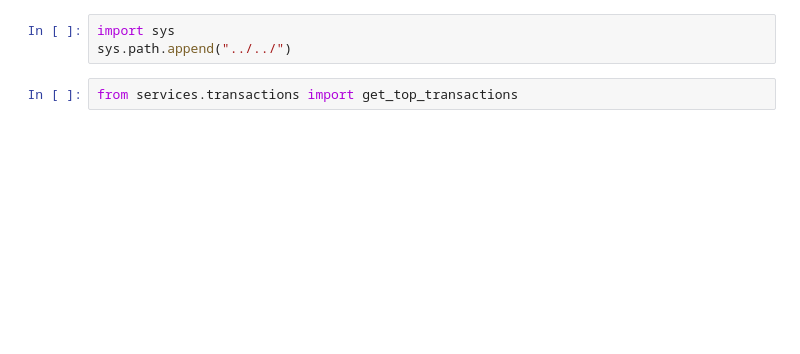
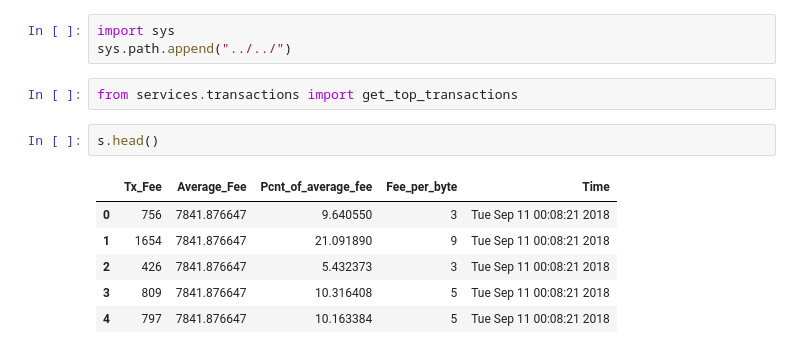
Before and after one commit to fund3/anova-blocksci, a Jupyter notebook: arjun.ipynb, the cells around one changed output. Saved outputs shown, nothing was run; the diff lists cells and outputs as text; blank space fills up the shorter version.

```diff
--- a/arjun.ipynb
+++ b/arjun.ipynb
@@ -411,3 +438,12 @@ import sys
 sys.path.append("../../")
 # %%
 from services.transactions import get_top_transactions
+# %%
+s.head()
+# %% [output]
+|  | Tx_Fee | Average_Fee | Pcnt_of_average_fee | Fee_per_byte | Time |
+| 0 | 756 | 7841.876647 | 9.640550 | 3 | Tue Sep 11 00:08:21 2018 |
+| 1 | 1654 | 7841.876647 | 21.091890 | 9 | Tue Sep 11 00:08:21 2018 |
+| 2 | 426 | 7841.876647 | 5.432373 | 3 | Tue Sep 11 00:08:21 2018 |
+| 3 | 809 | 7841.876647 | 10.316408 | 5 | Tue Sep 11 00:08:21 2018 |
+| 4 | 797 | 7841.876647 | 10.163384 | 5 | Tue Sep 11 00:08:21 2018 |
```
Also changed, not shown: parts of 16 cells of this notebook, 1 other file.
